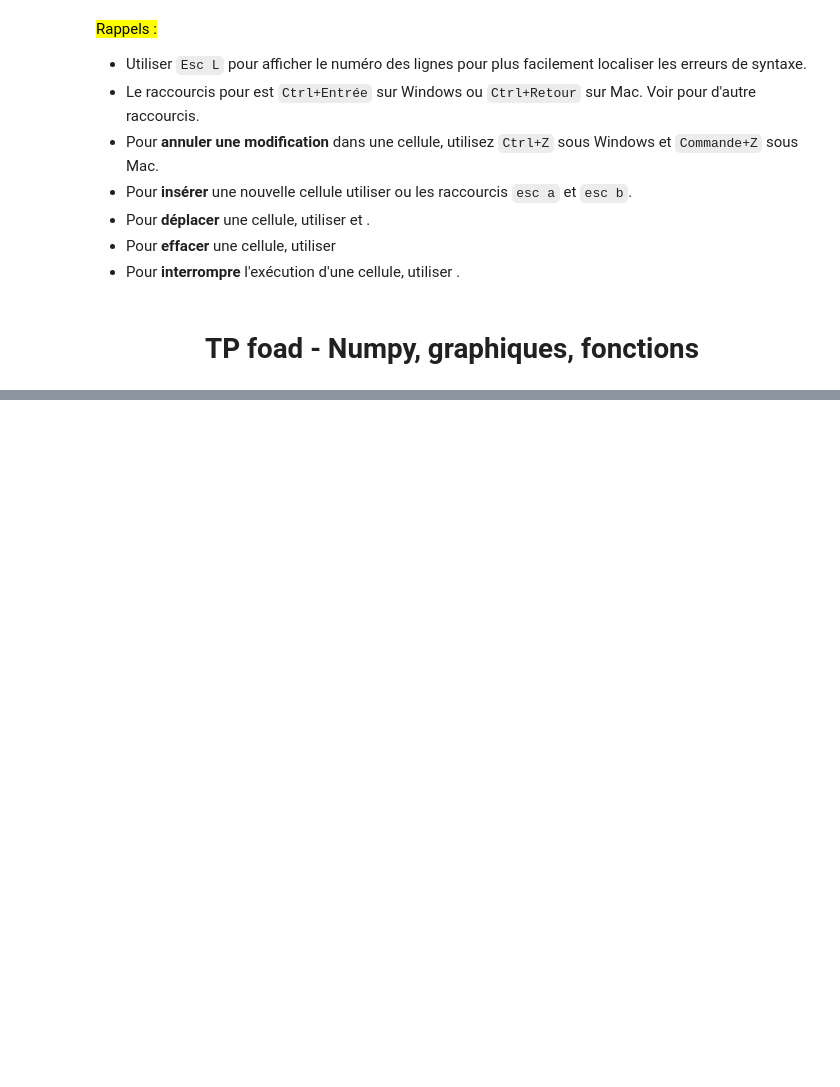
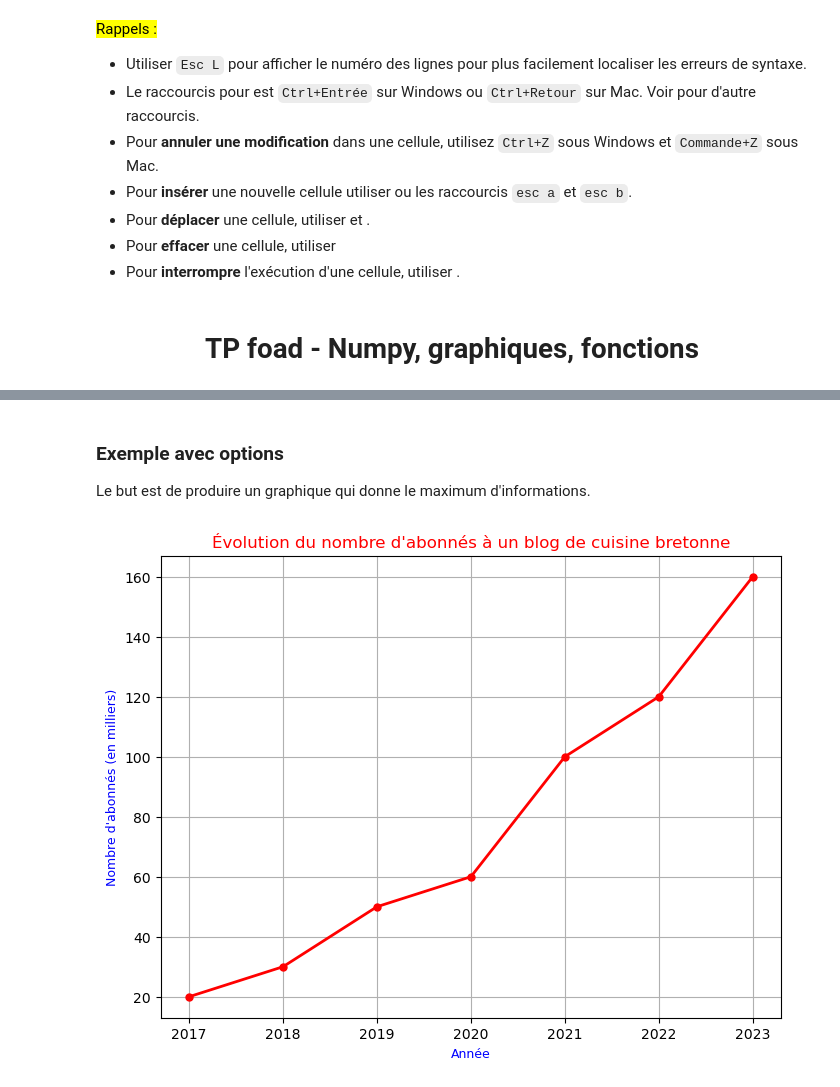
Before and after one commit to maxbauergit/SVE, a Jupyter notebook: TP-foad-Nom-prenom.ipynb, the cells around one changed output, grey strips where cells are left out. Cells and saved outputs as stored; diff of their text form; code cells hidden in the pictures; blank space fills up the shorter version.

```diff
--- a/TP-foad-Nom-prenom.ipynb
+++ b/TP-foad-Nom-prenom.ipynb
@@ -361,0 +53,37 @@ plt.show() # affiche le graphique avec les deux courbes
+# %% [markdown]
+### Exemple avec options
+
+Le but est de produire un graphique qui donne le maximum d'informations.
+# %%
+import matplotlib.pyplot as plt
+
+plt.figure(figsize=(8, 6)) # taille du graphique: largeur=8, hauteur=6
+
+annee = [2017, 2018, 2019, 2020, 2021, 2022, 2023] # liste des abscisses
+abonnes = [20, 30, 50, 60, 100, 120, 160] # liste des ordonnés
+plt.plot(annee, abonnes,
+         "-o", # en option: on trace les points
+         linewidth = 2, # en option: épaisseur de la courbe
+         markersize = 5, # en option: taille des points
+         color="red" # en option: couleur de la courbe
+        )
+
+### Commandes optionnelles
+plt.title("Évolution du nombre d'abonnés à un blog de cuisine bretonne",
+    fontsize=12, # en option: taille des caractères
+    color = "red" # en option: couleur
+    )
+plt.xlabel("Année",
+    fontsize = 9, # en option: taille des caractères
+    color = "blue" # en option: couleur
+    )
+plt.ylabel("Nombre d'abonnés (en milliers)",
+    fontsize = 9, # en option: taille des caractères
+    color = "blue", # en option: couleur
+    )
+plt.grid() # en option : grille
+### fin des commandes optionnelles
+
+plt.show() # le graphique avec toutes les options s'affiche
+# %% [output]
+[figure, added]
```
Also changed, not shown: parts of 74 cells of this notebook, 1 other file.
